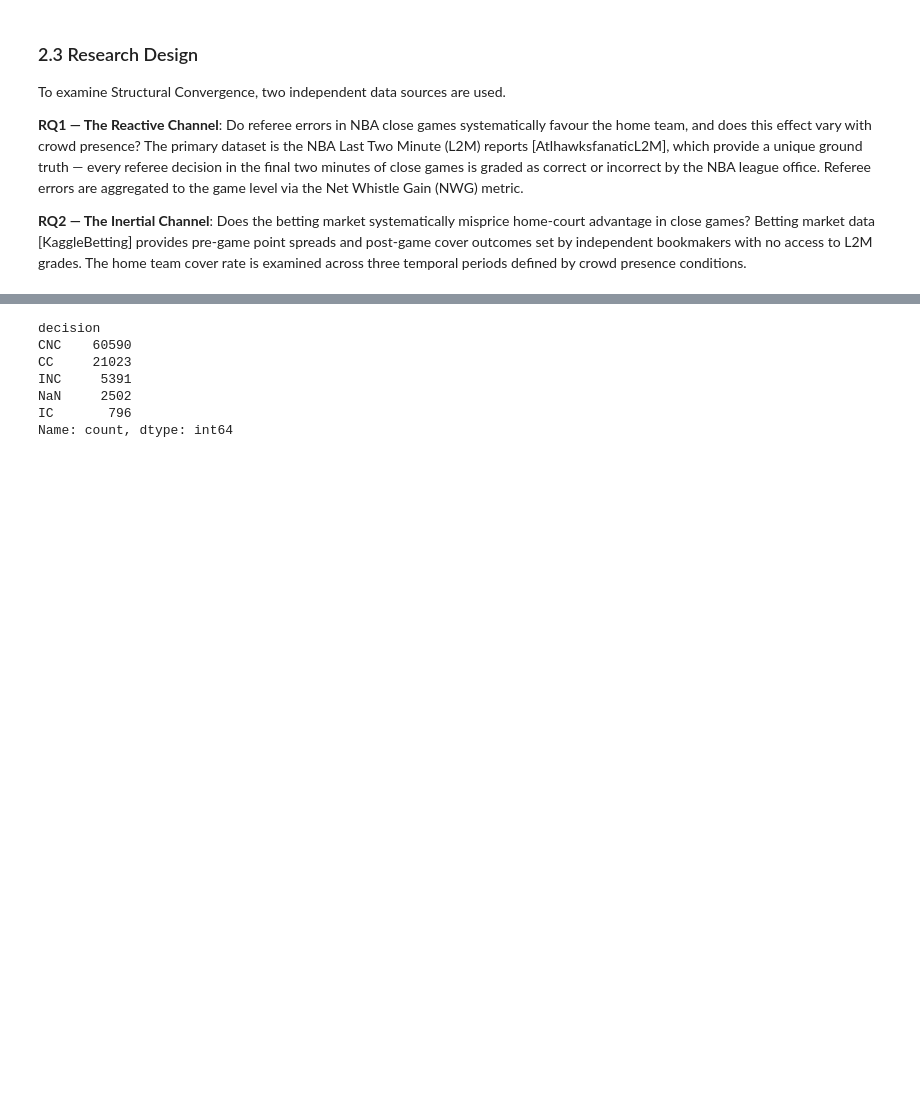
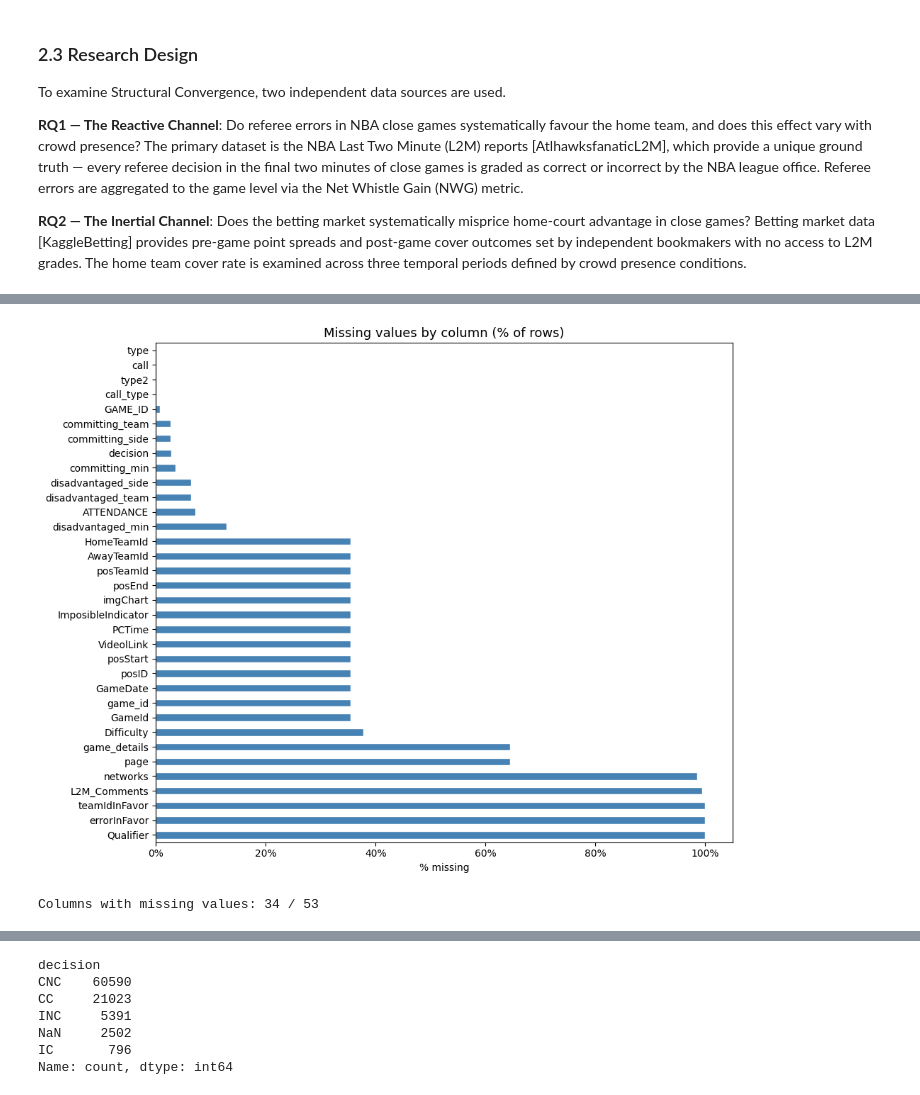
Before and after one commit to RoumenNikolov/decision-bias-study, a Jupyter notebook: bias_analysis.ipynb, the cells around one changed output, grey strips where cells are left out. Cells and saved outputs as stored; diff of their text form; code cells hidden in the pictures; blank space fills up the shorter version.

Commit message:
feat: add L2M dataset  - overview, data quality, and column-level analysis

```diff
--- a/bias_analysis.ipynb
+++ b/bias_analysis.ipynb
@@ -386,0 +247,18 @@ print(nba_data[nba_data.duplicated(keep=False)]['gid'].unique())
+# %%
+# Missing values by column
+missing = nba_data.isnull().mean().sort_values(ascending=False)
+missing = missing[missing > 0]
+
+fig, ax = plt.subplots(figsize=(10, 8))
+missing.plot(kind='barh', color='steelblue', edgecolor='white', ax=ax)
+ax.set_title('Missing values by column (% of rows)', fontsize=13)
+ax.set_xlabel('% missing')
+ax.set_ylabel('')
+ax.xaxis.set_major_formatter(plt.FuncFormatter(lambda x, _: f'{x:.0%}'))
+plt.tight_layout()
+plt.show()
+
+print(f"Columns with missing values: {len(missing)} / {len(nba_data.columns)}")
+# %% [output]
+[figure, added]
+Columns with missing values: 34 / 53
```
Also changed, not shown: parts of 139 cells of this notebook, 3 other files.
